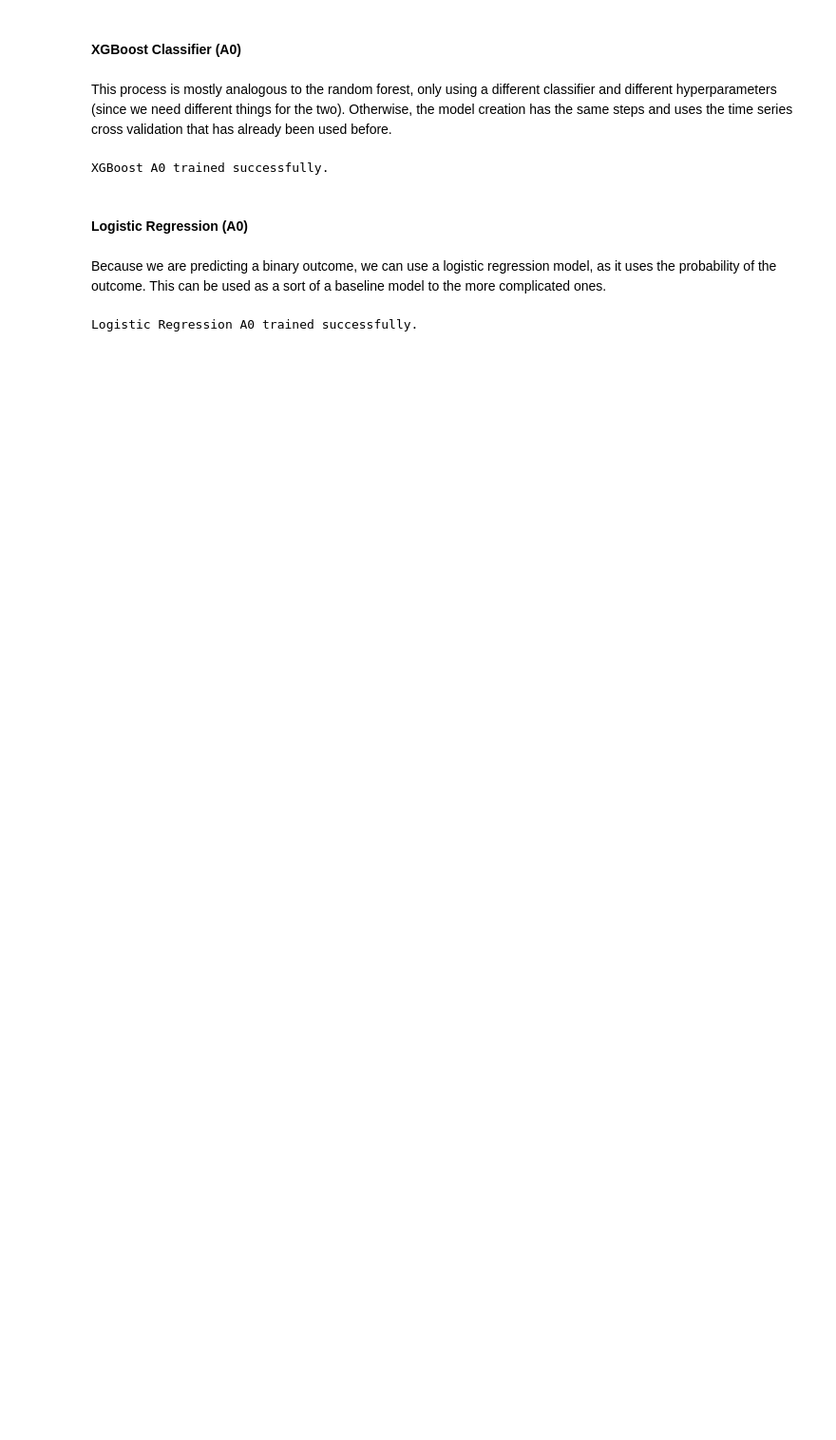
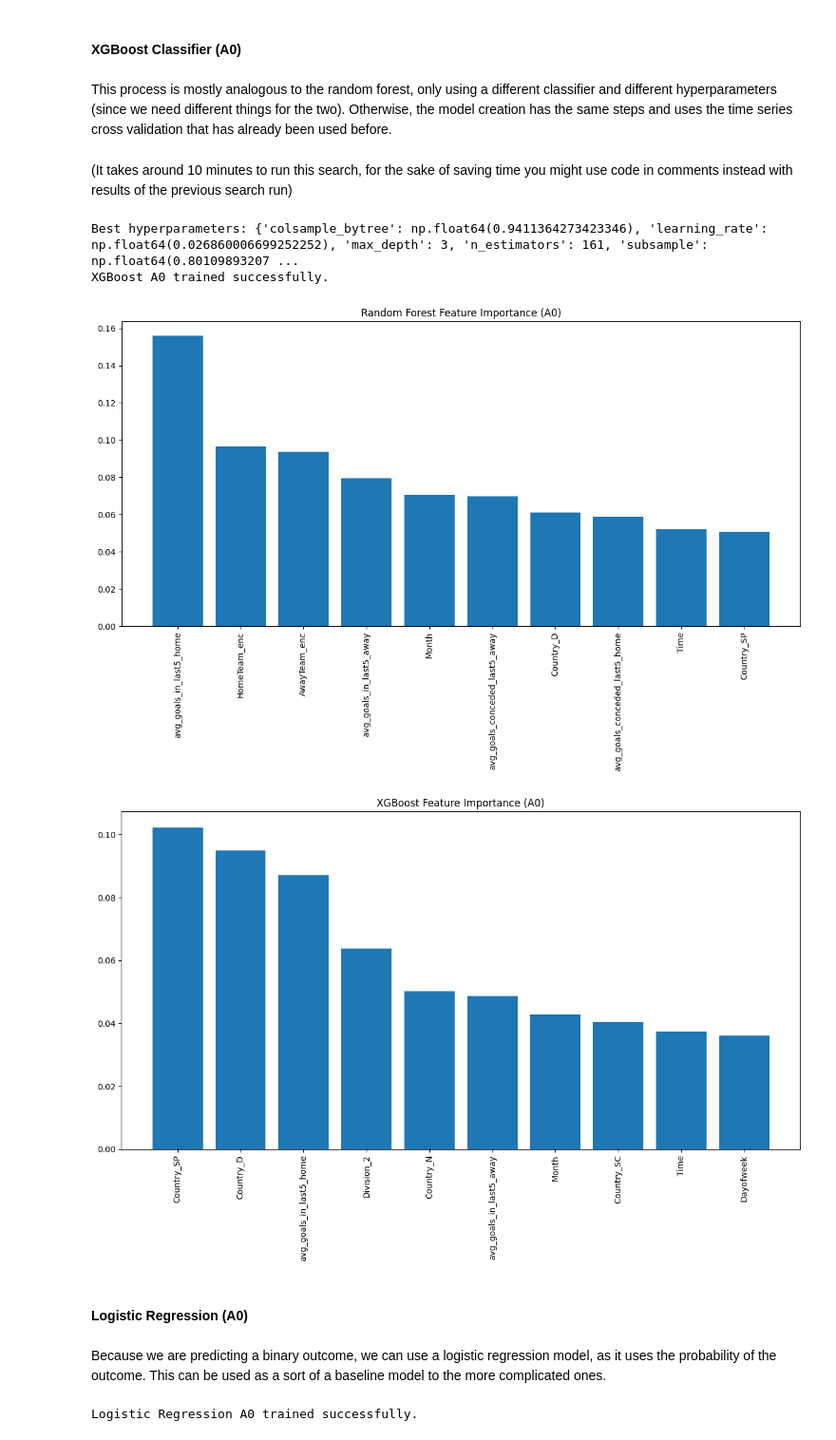
Before and after one commit to otabrzak/ml2-coursework, a Jupyter notebook: combined_coursework.ipynb, the cells around one changed output. Shown: that part at 95% size. Drawn from its saved outputs; the diff is of its cells as text; code cells hidden in the pictures; blank space fills up the shorter version.

Commit message:
Intro + Search comments + Feature importance plots + Per-country comparison + Conclusion

```diff
--- a/combined_coursework.ipynb
+++ b/combined_coursework.ipynb
@@ -1017,20 +1049,72 @@ KeyboardInterrupt:
 #### XGBoost Classifier (A0)
 # %% [markdown]
 This process is mostly analogous to the random forest, only using a different classifier and different hyperparameters (since we need different things for the two). Otherwise, the model creation has the same steps and uses the time series cross validation that has already been used before.
+# %% [markdown]
+(It takes around 10 minutes to run this search, for the sake of saving time you might use code in comments instead with results of the previous search run)
 # %%
-#tune XGBoost for A0
+tune XGBoost for A0
 best_params_xgb0, xgb_0=tune_hyperparameters(params=params_xgb,
                                            parameter_grid=param_grid_xgb,
                                            model=xgb,
                                            x_train=X_train_0_processed,
                                            y_train=y_train_0)
 
+#==================================================================
+# Uncomment the code to use hard-coded parameters instead:
+# Best parameters from previous grid search:
+# best_params_xgb0 = {'colsample_bytree': np.float64(0.9411364273423346),
+#                      'learning_rate': np.float64(0.026860006699252252),
+#                      'max_depth': 3, 'n_estimators': 161,
+#                      'subsample': np.float64(0.801098932076795)}
+
+# xgb_0 = XGBClassifier(
+#     colsample_bytree=best_params_xgb0['colsample_bytree'],
+#     learning_rate=best_params_xgb0['learning_rate'],
+#     max_depth=best_params_xgb0['max_depth'],
+#     n_estimators=best_params_xgb0['n_estimators'],
+#     subsample=best_params_xgb0['subsample'],
+#     objective='binary:logistic',
+#     eval_metric='logloss',
+#     use_label_encoder=False,
+#     random_state=RANDOM_STATE
+# )
+# xgb_0.fit(X_train_0_processed, y_train_0)
+#==================================================================
+
 pred_xgb_a0 = xgb_0.predict(X_test_0_processed)
 
 print(f'Best hyperparameters: {best_params_xgb0}')
 print("XGBoost A0 trained successfully.")
 # %% [output]
+Best hyperparameters: {'colsample_bytree': np.float64(0.9411364273423346), 'learning_rate': np.float64(0.026860006699252252), 'max_depth': 3, 'n_estimators': 161, 'subsample': np.float64(0.80109893207 ...
 XGBoost A0 trained successfully.
+# %%
+def plot_feature_importance(model, X, title="Feature Importance"):
+    """Plot feature importance for tree-based models."""
+    if hasattr(model, 'feature_importances_'):
+        importances = model.feature_importances_
+        indices = np.argsort(importances)[::-1]
+        feature_names = X.columns
+
+        plt.figure(figsize=(12, 8))
+        plt.title(title)
+        plt.bar(range(min(10, len(indices))), importances[indices[:10]])
+        plt.xticks(range(min(10, len(indices))), [feature_names[i] for i in indices[:10]], rotation=90)
+        plt.tight_layout()
+        plt.show()
+
+        # Return top 10 features and their importance
+        top_features = [(feature_names[i], importances[i]) for i in indices[:10]]
+        return top_features
+    else:
+        print("Model doesn't support feature_importances_ attribute")
+        return None
+
+top_rf_a0 = plot_feature_importance(rf_0, X_train_0, "Random Forest Feature Importance (A0)")
+top_xgb_a0 = plot_feature_importance(xgb_0, X_train_0, "XGBoost Feature Importance (A0)")
+# %% [output]
+[figure, added]
+[figure, added]
 # %% [markdown]
 #### Logistic Regression (A0)
 # %% [markdown]
```
Also changed, not shown: parts of 37 cells of this notebook.
